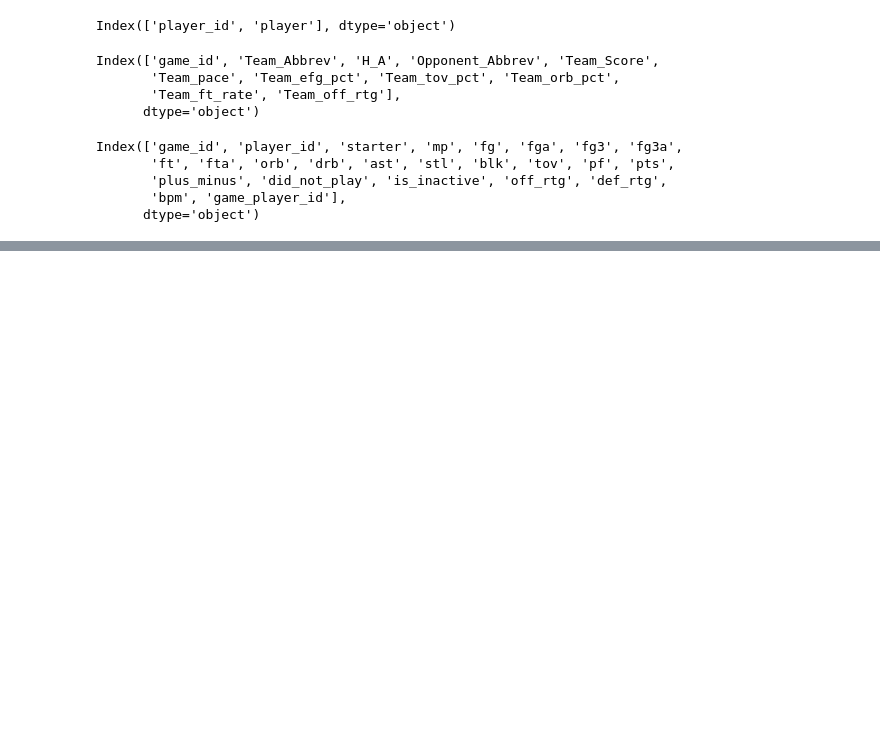
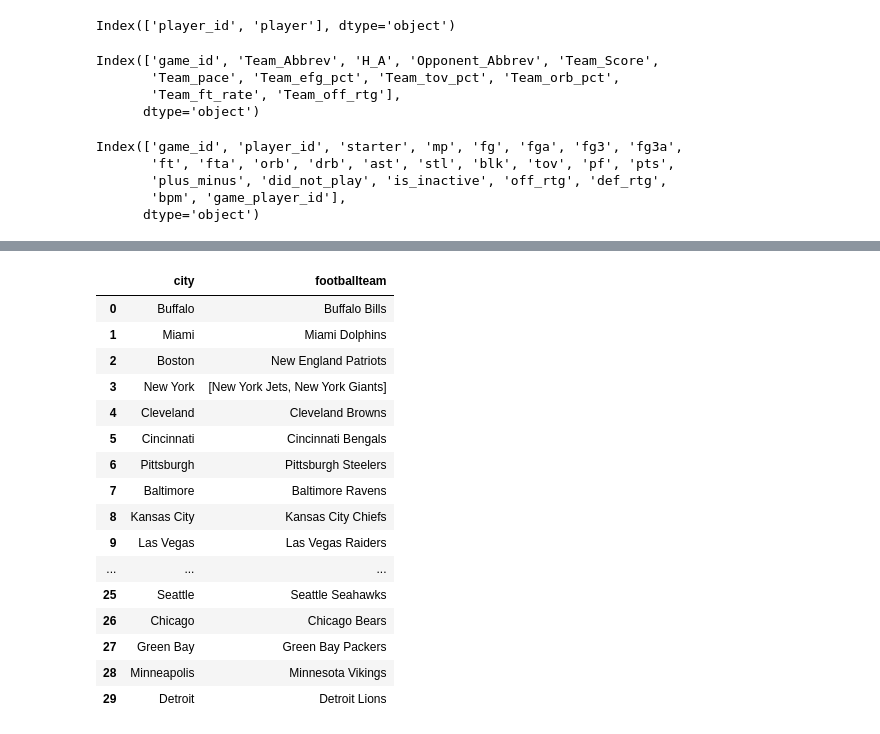
Before and after one commit to beauleblond/contrans, a Jupyter notebook: examples/nba_example.ipynb, the cells around one changed output, grey strips where cells are left out. Saved outputs shown, nothing was run; the diff lists cells and outputs as text; code cells hidden in the pictures; blank space fills up the shorter version.

```diff
--- a/examples/nba_example.ipynb
+++ b/examples/nba_example.ipynb
@@ -287,0 +306,36 @@ Index(['game_id', 'player_id', 'starter', 'mp', 'fg', 'fga', 'fg3', 'fg3a',
+# %%
+nfl_dict = {'city':['Buffalo','Miami','Boston','New York','Cleveland','Cincinnati',
+                       'Pittsburgh','Baltimore','Kansas City','Las Vegas','Los Angeles','Denver',
+                       'Nashville','Jacksonville','Houston','Indianapolis','Philadelphia','Dallas',
+                       'Washington','Atlanta','Charlotte','Tampa Bay','New Orleans','San Francisco',
+                       'Phoenix', 'Seattle','Chicago','Green Bay','Minneapolis','Detroit'],
+           'footballteam':['Buffalo Bills','Miami Dolphins','New England Patriots',
+                           ['New York Jets', 'New York Giants'],'Cleveland Browns','Cincinnati Bengals',
+                          'Pittsburgh Steelers','Baltimore Ravens','Kansas City Chiefs',
+                           'Las Vegas Raiders',['L.A. Chargers','L.A. Rams'],'Denver Broncos',
+                          'Tennessee Titans','Jacksonville Jaguars','Houston Texans',
+                           'Indianapolis Colts','Philadelphia Eagles','Dallas Cowboys',
+                           'Washington Bunnyrabbits','Atlanta Falcons','Carolina Panthers',
+                           'Tampa Bay Buccaneers','New Orleans Saints', 'San Francisco 49ers',
+                           'Arizona Cardinals','Seattle Seahawks','Chicago Bears',
+                           'Green Bay Packers','Minnesota Vikings','Detroit Lions']}
+nfl_df = pd.DataFrame(nfl_dict)
+nfl_df
+# %% [output]
+|  | city | footballteam |
+| 0 | Buffalo | Buffalo Bills |
+| 1 | Miami | Miami Dolphins |
+| 2 | Boston | New England Patriots |
+| 3 | New York | [New York Jets, New York Giants] |
+| 4 | Cleveland | Cleveland Browns |
+| 5 | Cincinnati | Cincinnati Bengals |
+| 6 | Pittsburgh | Pittsburgh Steelers |
+| 7 | Baltimore | Baltimore Ravens |
+| 8 | Kansas City | Kansas City Chiefs |
+| 9 | Las Vegas | Las Vegas Raiders |
+| ... | ... | ... |
+| 25 | Seattle | Seattle Seahawks |
+| 26 | Chicago | Chicago Bears |
+| 27 | Green Bay | Green Bay Packers |
+| 28 | Minneapolis | Minnesota Vikings |
+| 29 | Detroit | Detroit Lions |
```
Also changed, not shown: parts of 8 cells of this notebook, 2 other files.
